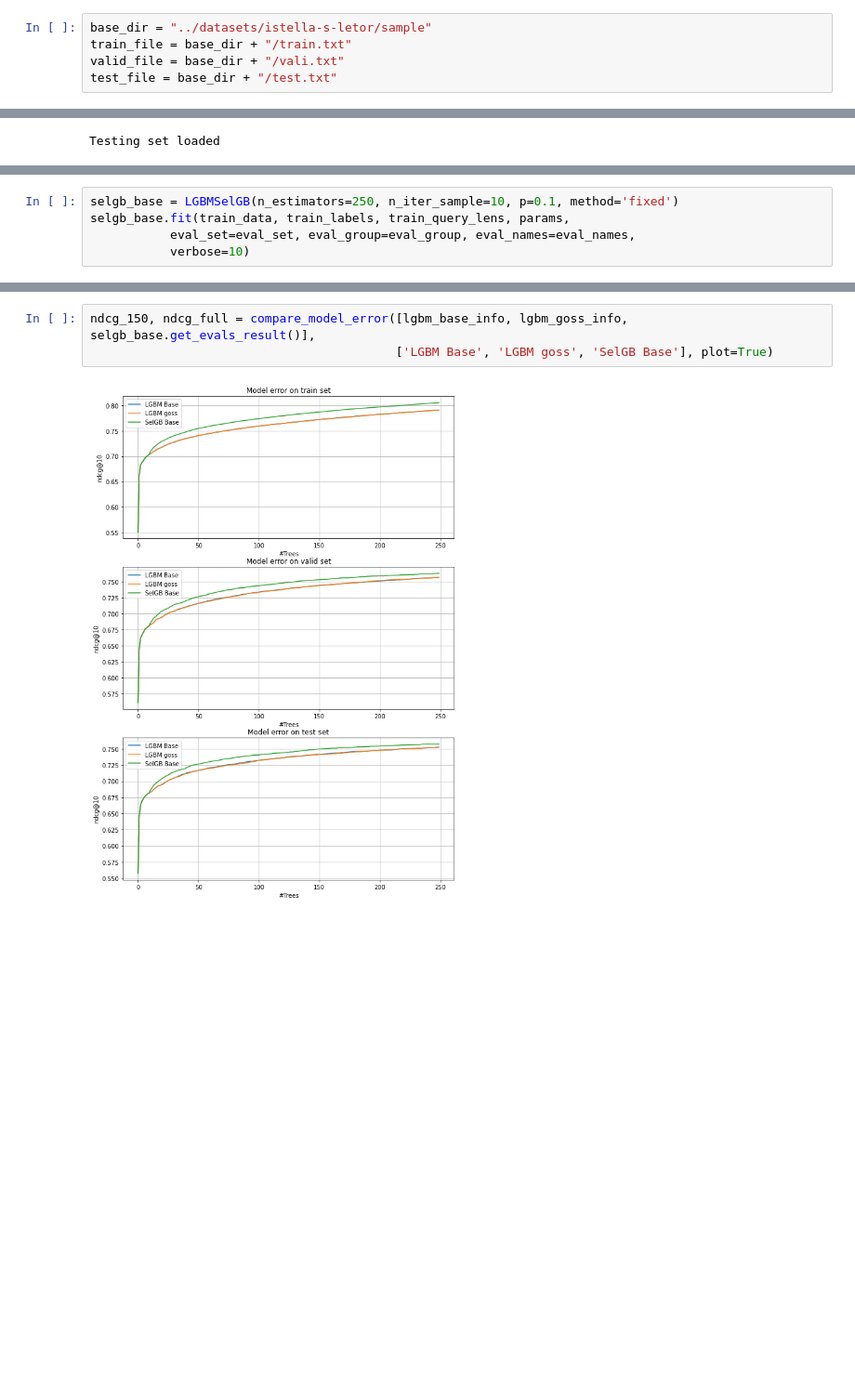
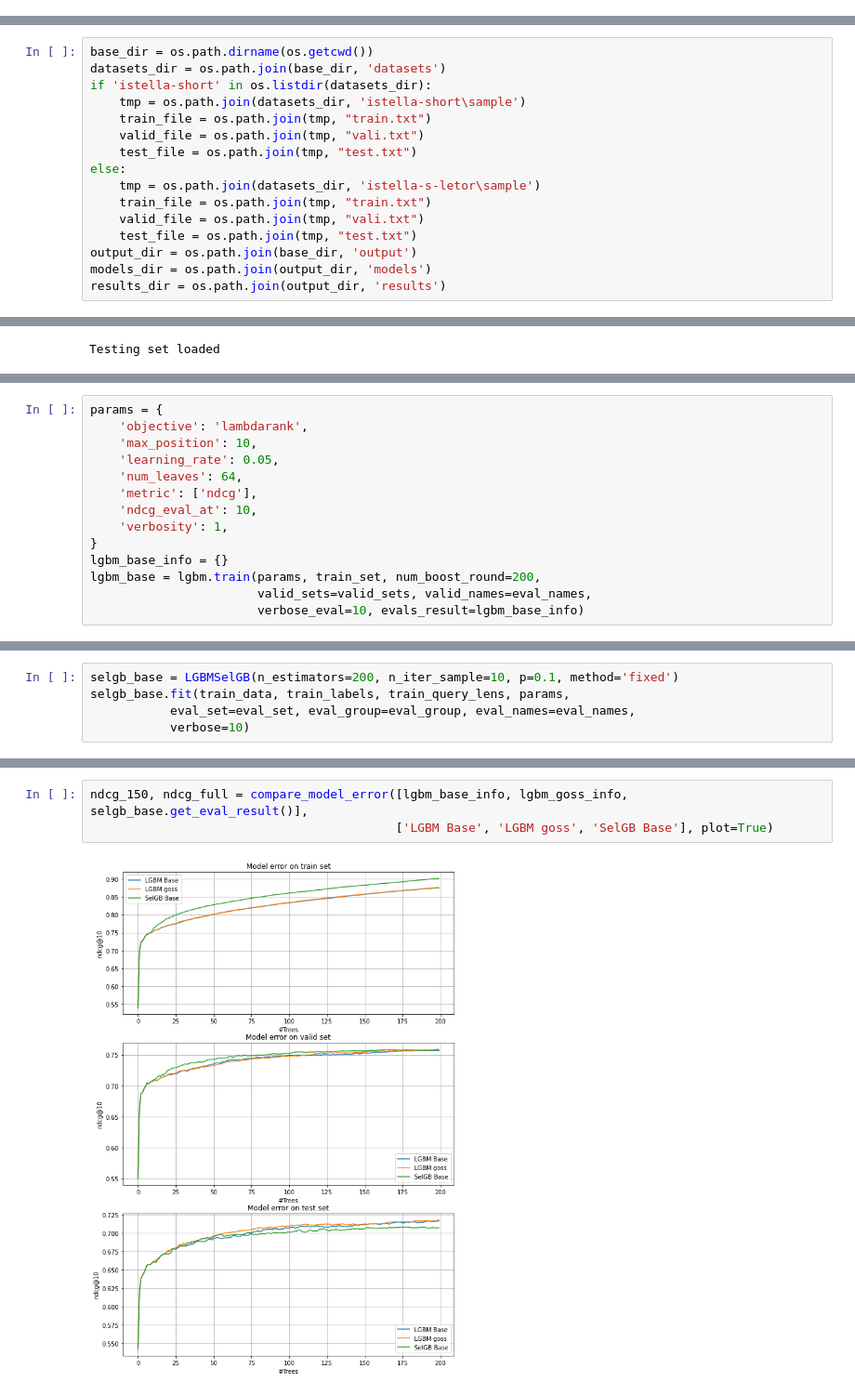
Before and after one commit to diegochine/LightGBM-SelGB, a Jupyter notebook: SelGB evaluation.ipynb, the cells around one changed output, grey strips where cells are left out. Shown at 93% size. Drawn from its saved outputs; the diff is of its cells as text; blank space fills up the shorter version.

```diff
--- a/SelGB evaluation.ipynb
+++ b/SelGB evaluation.ipynb
@@ -13,8 +10,3 @@ import lightgbm as lgbm
 
 from LGBMSelGB import LGBMSelGB
 from utils import compare_model_error, load_data
-# %%
-base_dir = "../datasets/istella-s-letor/sample"
-train_file = base_dir + "/train.txt"
-valid_file = base_dir + "/vali.txt"
-test_file = base_dir + "/test.txt"
@@ -21,3 +17,19 @@ test_file = base_dir + "/test.txt"
+# %%
+base_dir = os.path.dirname(os.getcwd())
+datasets_dir = os.path.join(base_dir, 'datasets')
+if 'istella-short' in os.listdir(datasets_dir):
+    tmp = os.path.join(datasets_dir, 'istella-short\sample')
+    train_file = os.path.join(tmp, "train.txt")
+    valid_file = os.path.join(tmp, "vali.txt")
+    test_file = os.path.join(tmp, "test.txt")
+else:
+    tmp = os.path.join(datasets_dir, 'istella-s-letor\sample')
+    train_file = os.path.join(tmp, "train.txt")
+    valid_file = os.path.join(tmp, "vali.txt")
+    test_file = os.path.join(tmp, "test.txt")
+output_dir = os.path.join(base_dir, 'output')
+models_dir = os.path.join(output_dir, 'models')
+results_dir = os.path.join(output_dir, 'results')
 # %%
 train_data, train_labels, train_query_lens = load_data(train_file)
 print('Training set loaded')
@@ -57,0 +59,14 @@ lgbm_base_info = {}
+# %%
+params = {
+    'objective': 'lambdarank',
+    'max_position': 10,
+    'learning_rate': 0.05,
+    'num_leaves': 64,
+    'metric': ['ndcg'],
+    'ndcg_eval_at': 10,
+    'verbosity': 1,
+}
+lgbm_base_info = {}
+lgbm_base = lgbm.train(params, train_set, num_boost_round=200,
+                       valid_sets=valid_sets, valid_names=eval_names,
+                       verbose_eval=10, evals_result=lgbm_base_info)
@@ -104,5 +122,5 @@ lgbm_goss = lgb.train(params, train_set, num_boost_round=250,
 # %%
-selgb_base = LGBMSelGB(n_estimators=250, n_iter_sample=10, p=0.1, method='fixed')
+selgb_base = LGBMSelGB(n_estimators=200, n_iter_sample=10, p=0.1, method='fixed')
 selgb_base.fit(train_data, train_labels, train_query_lens, params,
            eval_set=eval_set, eval_group=eval_group, eval_names=eval_names,
            verbose=10)
@@ -127,7 +145,7 @@ SelGB fit execution took 74.57 min
 <LGBMSelGB.LGBMSelGB at 0x...>
 # %%
-ndcg_150, ndcg_full = compare_model_error([lgbm_base_info, lgbm_goss_info, selgb_base.get_evals_result()],
+ndcg_150, ndcg_full = compare_model_error([lgbm_base_info, lgbm_goss_info, selgb_base.get_eval_result()],
                                           ['LGBM Base', 'LGBM goss', 'SelGB Base'], plot=True)
 # %% [output]
-[figure, old version]
+[figure, new version]
 # %%
```
Also changed, not shown: parts of 10 cells of this notebook, 1 other file.
